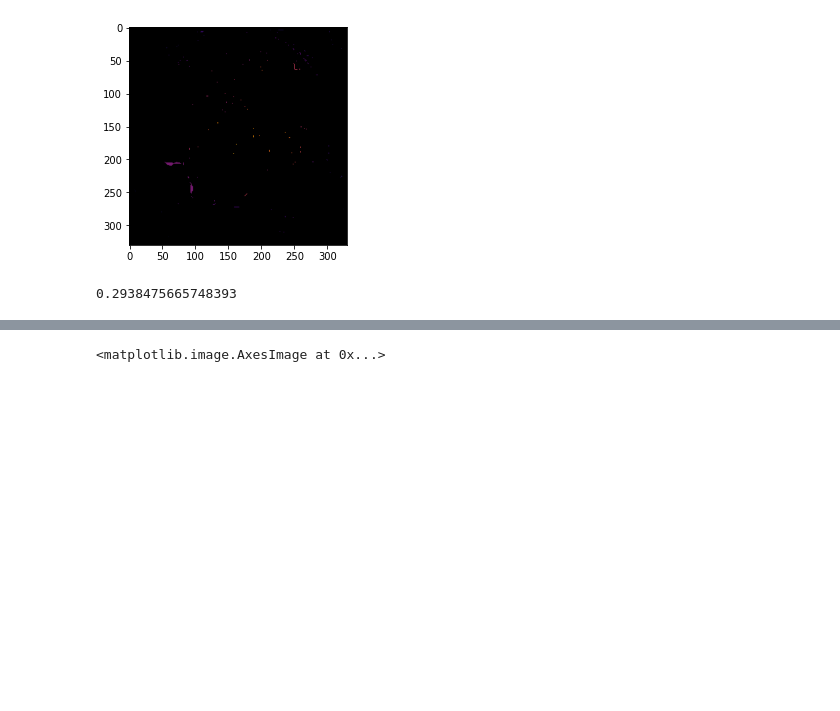
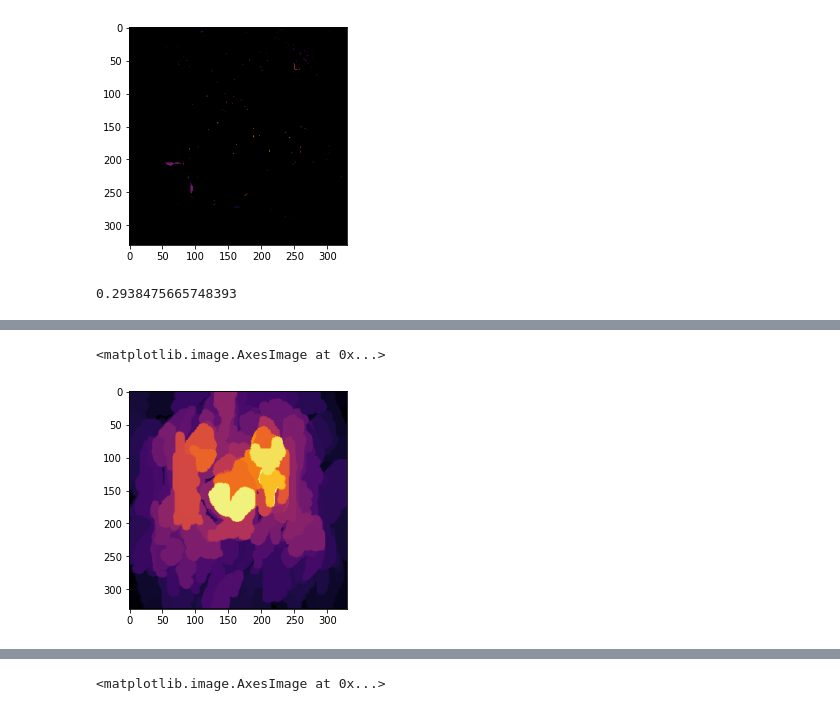
Before and after one commit to CMU-Vis-2021/Insightful-Saliency-Maps, a Jupyter notebook: AvgImg.ipynb, the cells around one changed output, grey strips where cells are left out. Cells and saved outputs as stored; diff of their text form; code cells hidden in the pictures; blank space fills up the shorter version.

```diff
--- a/AvgImg.ipynb
+++ b/AvgImg.ipynb
@@ -81,8 +78,9 @@ def compare_images(imageA, imageB, title):
 	# show the images
 	plt.show()
 # %%
+path="./assets/heatmaps/"
 original = cv2.imread(path+"dog.png")
-average = cv2.imread(path+"Average.png")
+average = cv2.imread(path+"dog-average.png")
 tiger = cv2.imread(path+"dog-stylized-tiger.png")
 zebra = cv2.imread(path+"dog-stylized-zebra.png")
 trucks = cv2.imread(path+"dog-stylized-trucks.png")
@@ -381,0 +388,5 @@ perc
+# %%
+plt.imshow(tiger)
+# %% [output]
+<matplotlib.image.AxesImage at 0x...>
+[figure, added]
```
Also changed, not shown: parts of 16 cells of this notebook, 3 other files.
